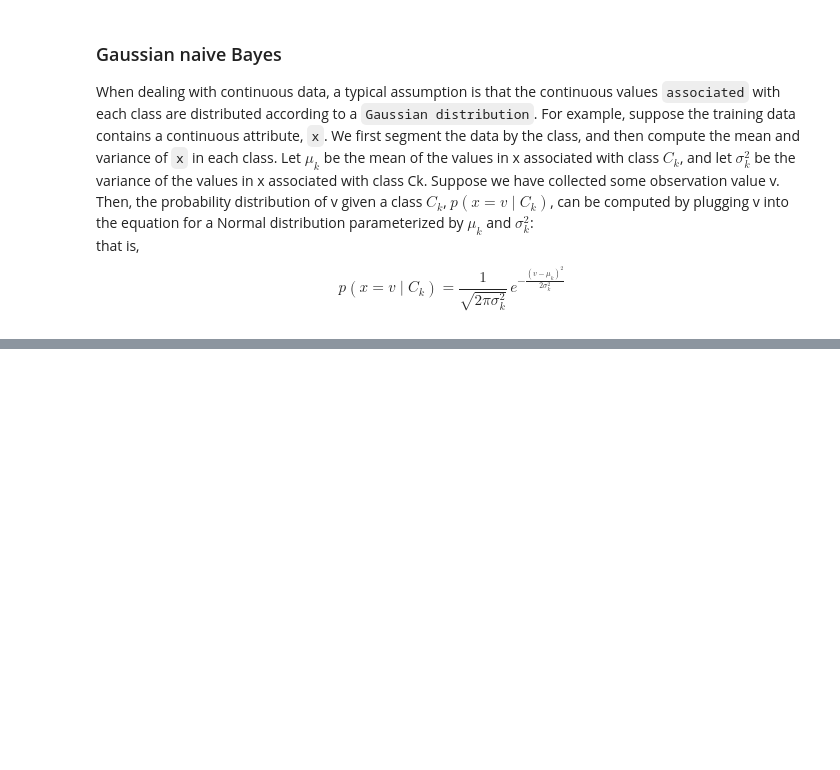
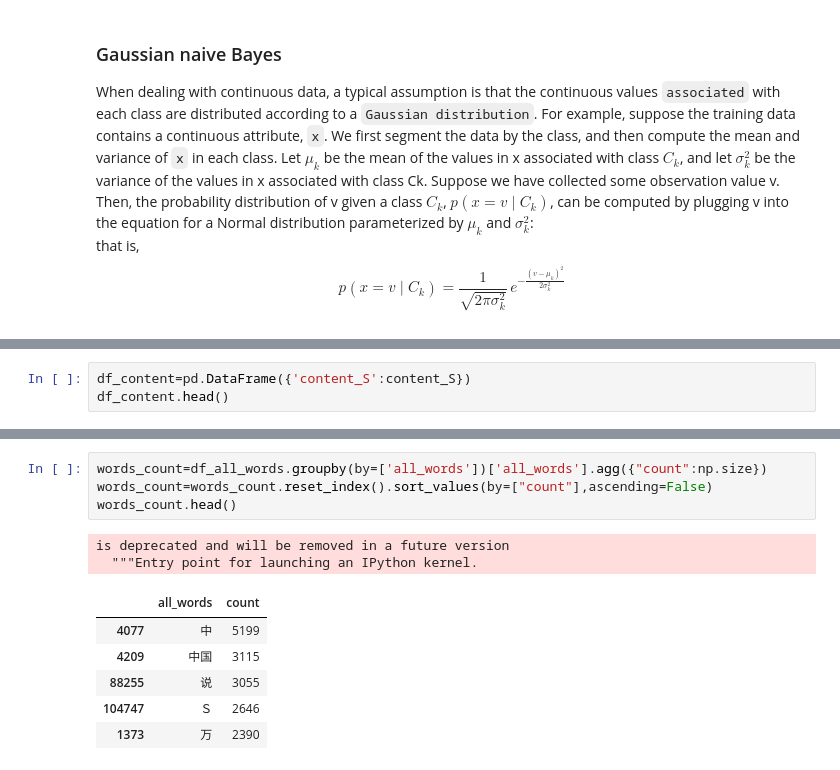
Before and after one commit to JKChang2015/Machine_Learning, a Jupyter notebook: Bayesian network/Naive Bayes classifier.ipynb, the cells around one changed output, grey strips where cells are left out. Saved outputs shown, nothing was run; the diff lists cells and outputs as text; blank space fills up the shorter version.

```diff
--- a/Bayesian network/Naive Bayes classifier.ipynb
+++ b/Bayesian network/Naive Bayes classifier.ipynb
@@ -21,0 +93,3 @@ $$p(x=v\mid C_{k})={\frac {1}{\sqrt {2\pi \sigma _{k}^{2}}}}\,e^{-{\frac {(v-\mu
+# %%
+df_content=pd.DataFrame({'content_S':content_S})
+df_content.head()
@@ -21,0 +155,13 @@ $$p(x=v\mid C_{k})={\frac {1}{\sqrt {2\pi \sigma _{k}^{2}}}}\,e^{-{\frac {(v-\mu
+# %%
+words_count=df_all_words.groupby(by=['all_words'])['all_words'].agg({"count":np.size})
+words_count=words_count.reset_index().sort_values(by=["count"],ascending=False)
+words_count.head()
+# %% [output]
+is deprecated and will be removed in a future version
+  """Entry point for launching an IPython kernel.
+|  | all_words | count |
+| 4077 | 中 | 5199 |
+| 4209 | 中国 | 3115 |
+| 88255 | 说 | 3055 |
+| 104747 | Ｓ | 2646 |
+| 1373 | 万 | 2390 |
```
Also changed, not shown: parts of 37 cells of this notebook, 4 other files.
